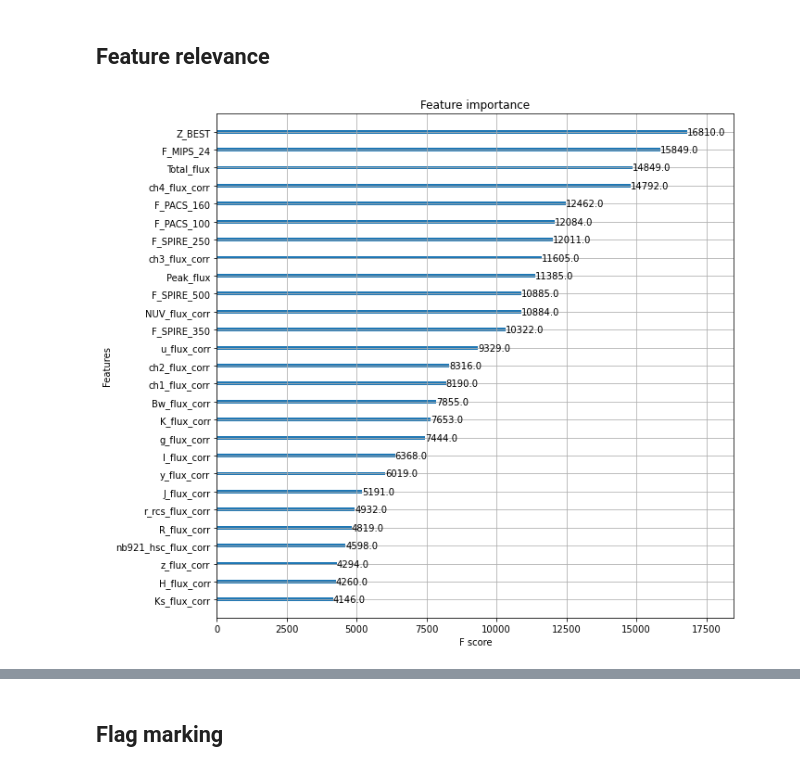
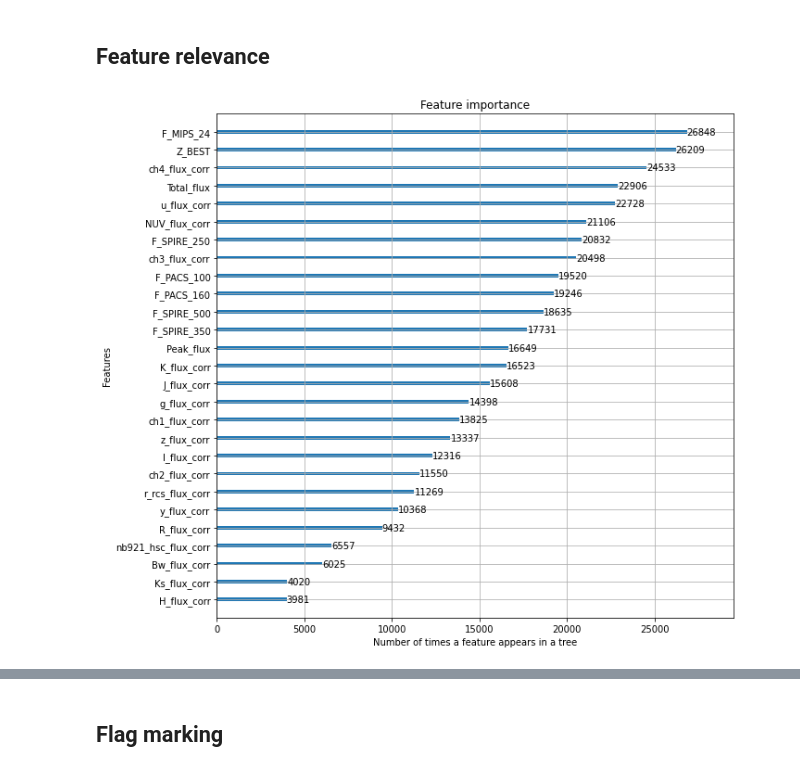
Before and after one commit to jespertjee/LOFAR_ML, a Jupyter notebook: Supervised/Fangyou/Preprocessed_data/Classification_Combined.ipynb, the cells around one changed output, grey strips where cells are left out. Saved outputs shown, nothing was run; the diff lists cells and outputs as text; code cells hidden in the pictures.

```diff
--- a/Supervised/Fangyou/Preprocessed_data/Classification_Combined.ipynb
+++ b/Supervised/Fangyou/Preprocessed_data/Classification_Combined.ipynb
@@ -250,0 +170,11 @@ KeyboardInterrupt:
+# %%
+from flaml import AutoML
+import warnings
+
+with warnings.catch_warnings():
+    warnings.simplefilter("ignore")
+
+    automl = AutoML()
+    automl.fit(X_train, y_train.to_numpy(), task="classification", metric='accuracy',
+                                estimator_list=['lgbm', 'xgboost', 'xgb_limitdepth'], time_budget=60, n_jobs=8,
+                                log_file_name='general.log')
@@ -260,7 +232,7 @@ lightbm = lgb.LGBMClassifier(num_class=4,
                              eta=0.3,
                             #verbose=-1,
                             #max_depth=8,
-                            min_data_in_leaf=512,
+                            #min_data_in_leaf=512,
                             num_leaves=15,
                             )
 # %%
@@ -338,19 +325,22 @@ quasar-like radio AGN / high-excitation radio galaxy     0.5628    0.4148    0.4
 # %%
-model = XGBClassifier(use_label_encoder=False,
-                      max_depth=9,
+model = XGBClassifier(#use_label_encoder=False,
+                      max_depth=8,
                       reg_alpha=0.5,
                       min_child_weight=3,
                       reg_lambda=3,
-                      eta=0.1, # Remember to reduce to 0.1 or 0.05 for better results
+                      eta=0.3, # Remember to reduce to 0.1 or 0.05 for better results
                       tree_method='hist', # exact is more precies, but this is much faster
                       objective='multi:softprob',
+                      metric=['merror']
+                      nthread=8,
                       n_estimators=8000,
                       )
 # %%
 bst = model.fit(X_train, y_train,
-                eval_set=[(X_train, y_train), (X_test, y_test)],
+                eval_set=[(X_train, y_train), (X_test, y_test )],
                 early_stopping_rounds=50,
                 verbose=True,
-                sample_weight=classes_weights
+                #eval_metric=xgb_recall
+                #sample_weight=classes_weights,
                ) # Maybe remove weight
 # %% [output]
@@ -641,7 +629,7 @@ fig.legend()
 ## Feature relevance
 # %%
 fig, ax = plt.subplots(figsize=(10,10))
-xgb.plot_importance(model, ax=ax)
+xgb.plot_importance(model, ax=ax, importance_type='weight', xlabel='Number of times a feature appears in a tree')
 fig.savefig("Feature_importance.pdf")
 # %% [output]
-[figure, old version]
+[figure, new version]
```
Also changed, not shown: parts of 62 cells of this notebook, 25 other files.
